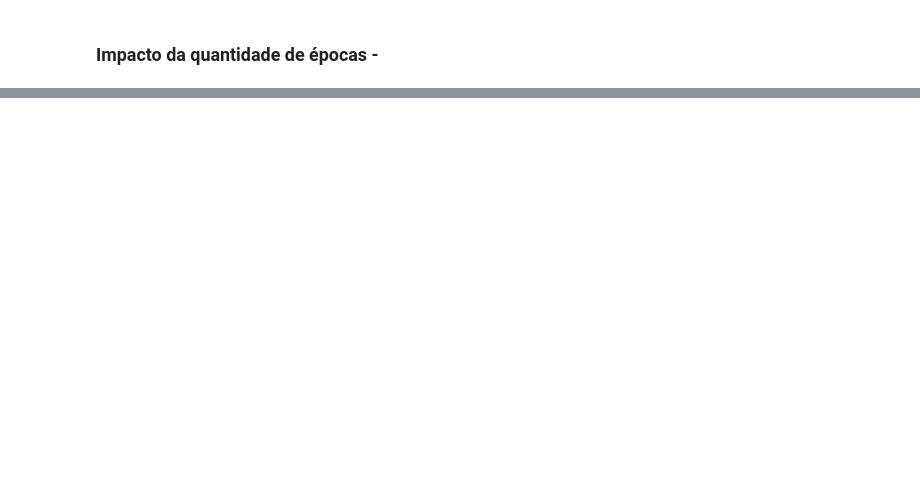
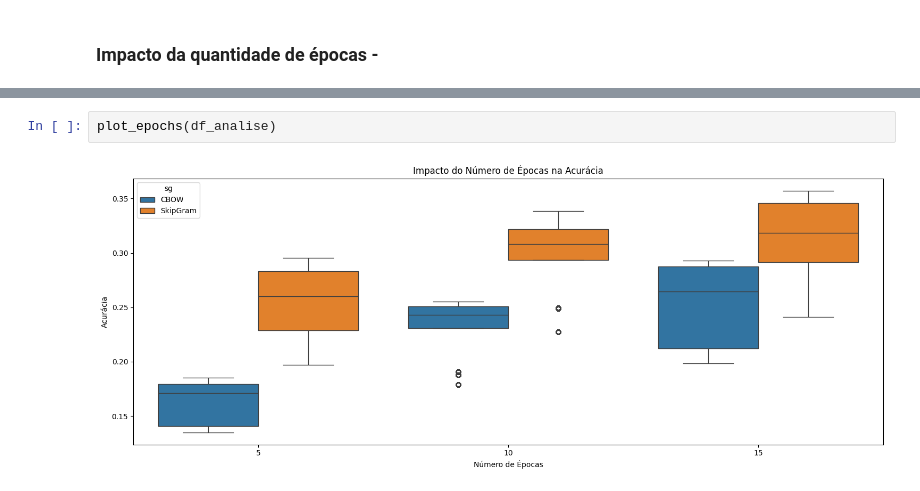
Before and after one commit to thaisfds/NLP_Natural_Language_Processing_Projects, a Jupyter notebook: TP1/main.ipynb, the cells around one changed output, grey strips where cells are left out. Drawn from its saved outputs; the diff is of its cells as text; blank space fills up the shorter version.

```diff
--- a/TP1/main.ipynb
+++ b/TP1/main.ipynb
@@ -676,0 +580,4 @@ O que observar?
+# %%
+plot_epochs(df_analise)
+# %% [output]
+[figure, added]
```
Also changed, not shown: parts of 16 cells of this notebook.
